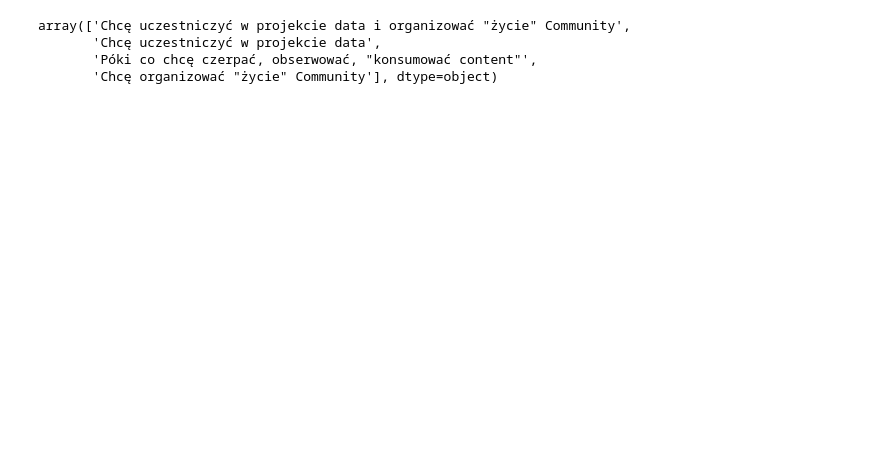
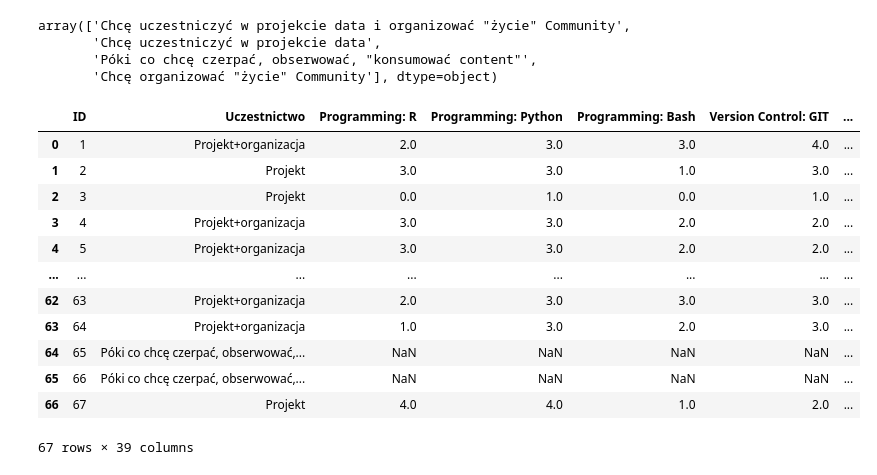
Before and after one commit to MalwinaKoz/Project-People-Analytics, a Jupyter notebook: notebooks/02_FeatureEngineering.ipynb, the cells around one changed output. Drawn from its saved outputs; the diff is of its cells as text; code cells hidden in the pictures; blank space fills up the shorter version.

```diff
--- a/notebooks/02_FeatureEngineering.ipynb
+++ b/notebooks/02_FeatureEngineering.ipynb
@@ -18 +17,17 @@ selected_data['Uczestnictwo'].replace({'Chcę uczestniczyć w projekcie data i o
+# %%
+selected_data
+# %% [output]
+|  | ID | Uczestnictwo | Programming: R | Programming: Python | Programming: Bash | Version Control: GIT | ... |
+| 0 | 1 | Projekt+organizacja | 2.0 | 3.0 | 3.0 | 4.0 | ... |
+| 1 | 2 | Projekt | 3.0 | 3.0 | 1.0 | 3.0 | ... |
+| 2 | 3 | Projekt | 0.0 | 1.0 | 0.0 | 1.0 | ... |
+| 3 | 4 | Projekt+organizacja | 3.0 | 3.0 | 2.0 | 2.0 | ... |
+| 4 | 5 | Projekt+organizacja | 3.0 | 3.0 | 2.0 | 2.0 | ... |
+| ... | ... | ... | ... | ... | ... | ... | ... |
+| 62 | 63 | Projekt+organizacja | 2.0 | 3.0 | 3.0 | 3.0 | ... |
+| 63 | 64 | Projekt+organizacja | 1.0 | 3.0 | 2.0 | 3.0 | ... |
+| 64 | 65 | Póki co chcę czerpać, obserwować,... | NaN | NaN | NaN | NaN | ... |
+| 65 | 66 | Póki co chcę czerpać, obserwować,... | NaN | NaN | NaN | NaN | ... |
+| 66 | 67 | Projekt | 4.0 | 4.0 | 1.0 | 2.0 | ... |
+67 rows × 39 columns
 # %%
```
Also changed, not shown: parts of 4 cells of this notebook, 4 other files.
